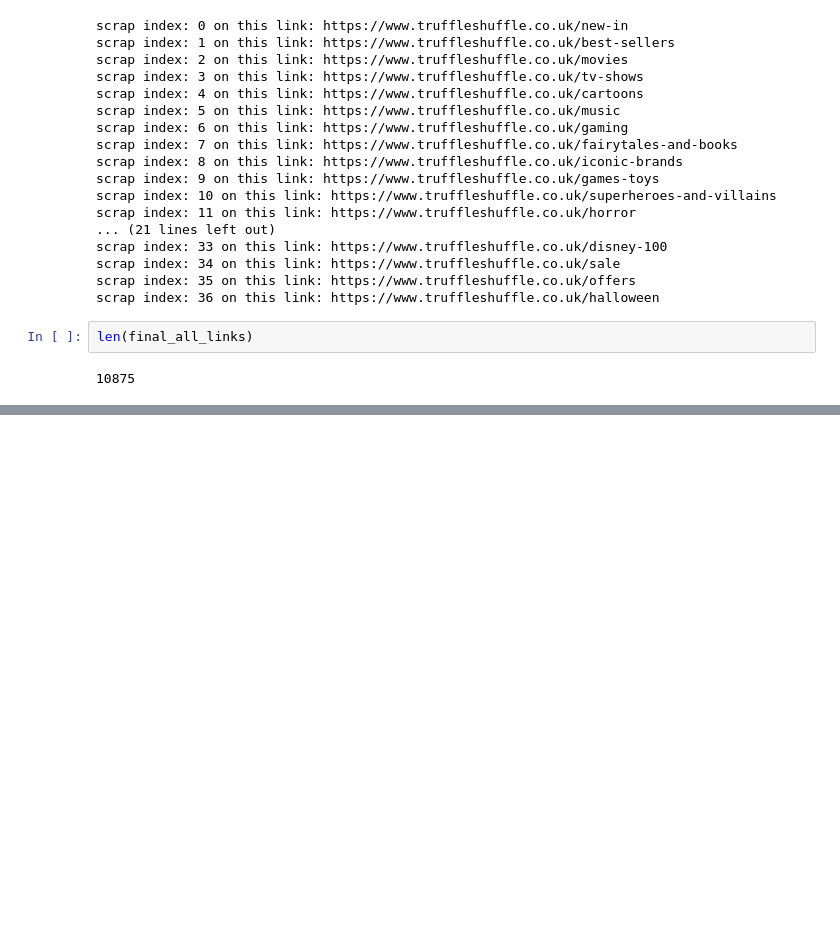
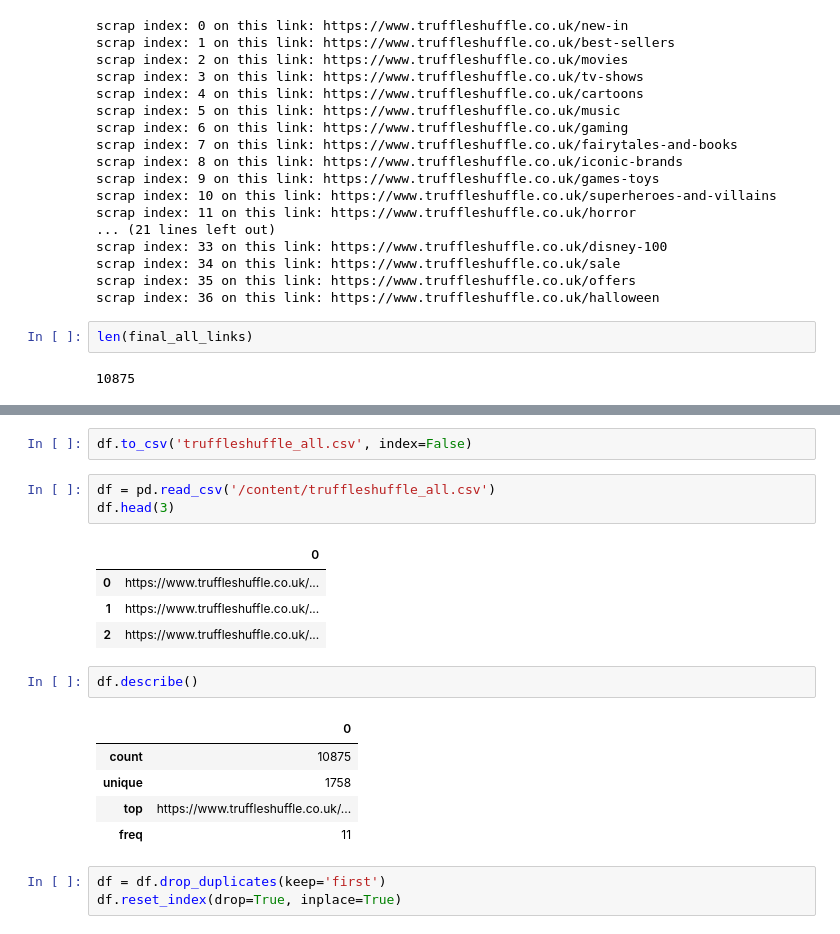
Before and after one commit to byiringiroscar/NLP-Data-science-ML-and-Artificial-Intelligence, a Jupyter notebook: ScraptruffleshuffleLoadMore.ipynb, the cells around one changed output, grey strips where cells are left out. Drawn from its saved outputs; the diff is of its cells as text; blank space fills up the shorter version.

```diff
--- a/ScraptruffleshuffleLoadMore.ipynb
+++ b/ScraptruffleshuffleLoadMore.ipynb
@@ -238,0 +240,21 @@ len(final_all_links)
+# %%
+df.to_csv('truffleshuffle_all.csv', index=False)
+# %%
+df = pd.read_csv('/content/truffleshuffle_all.csv')
+df.head(3)
+# %% [output]
+|  | 0 |
+| 0 | https://www.truffleshuffle.co.uk/... |
+| 1 | https://www.truffleshuffle.co.uk/... |
+| 2 | https://www.truffleshuffle.co.uk/... |
+# %%
+df.describe()
+# %% [output]
+|  | 0 |
+| count | 10875 |
+| unique | 1758 |
+| top | https://www.truffleshuffle.co.uk/... |
+| freq | 11 |
+# %%
+df = df.drop_duplicates(keep='first')
+df.reset_index(drop=True, inplace=True)
```
Also changed, not shown: parts of 5 cells of this notebook.
